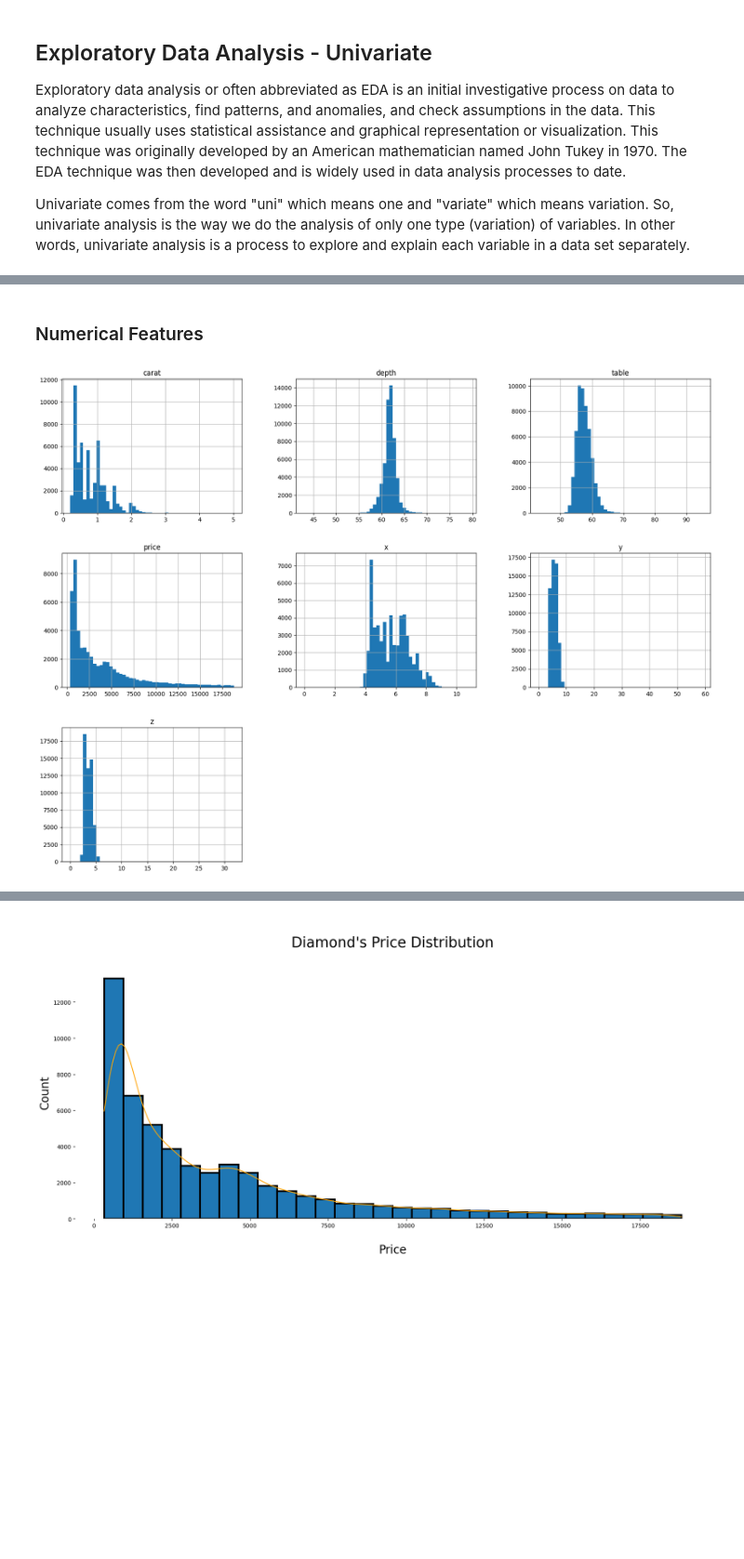
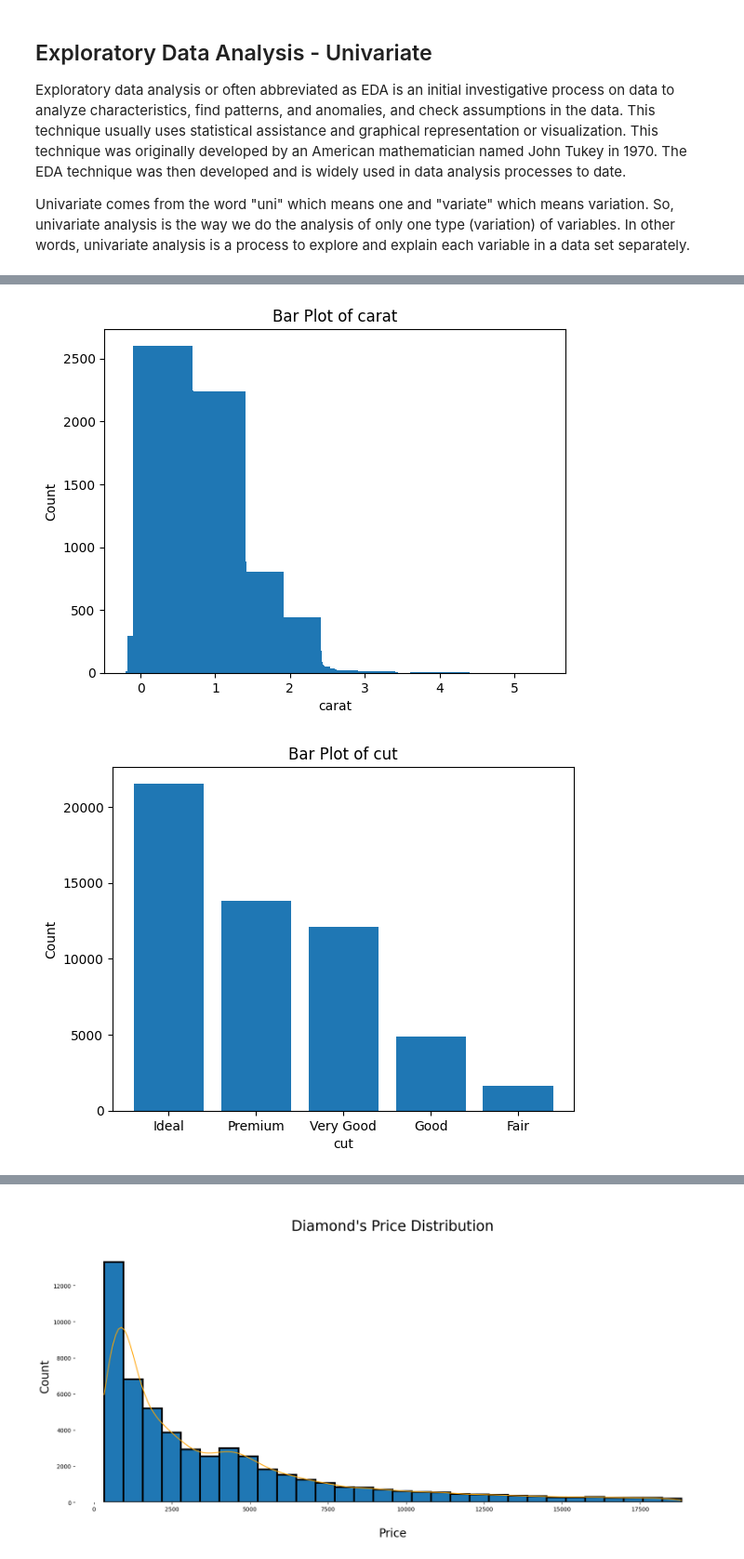
Before and after one commit to tiadwi/Data-Science-Nanodegree, a Jupyter notebook: Project1-Blog-Post/Udacity_Submission_1_Diamonds_Data.ipynb, the cells around one changed output, grey strips where cells are left out. Shown at 93% size. Saved outputs shown, nothing was run; the diff lists cells and outputs as text; code cells hidden in the pictures; blank space fills up the shorter version.

```diff
--- a/Project1-Blog-Post/Udacity_Submission_1_Diamonds_Data.ipynb
+++ b/Project1-Blog-Post/Udacity_Submission_1_Diamonds_Data.ipynb
@@ -154,7 +99,37 @@ I1                 741         1.4
-# %% [markdown]
-### Numerical Features
-# %%
-diamonds.hist(bins=50, figsize=(20,15))
-plt.show()
-# %% [output]
-[figure, removed]
+# %%
+import matplotlib.pyplot as plt
+
+def barplot(diamonds):
+    # Get the column names from the DataFrame
+    columns = diamonds.columns
+
+    # Initialize a list to store the bar plots
+    plots = []
+
+    # Iterate over each column and create a bar plot
+    for column in columns:
+        # Get the unique values and their counts in the column
+        value_counts = diamonds[column].value_counts()
+
+        # Create a bar plot using the value counts
+        plt.figure()
+        plt.bar(value_counts.index, value_counts.values)
+        plt.xlabel(column)
+        plt.ylabel('Count')
+        plt.title(f'Bar Plot of {column}')
+
+        # Add the current plot to the list
+        plots.append(plt)
+
+    # Return the list of bar plots
+    return plots
+# %%
+# Call the bar plots
+plots = barplot(diamonds)
+
+# Display the barplot
+for plot in plots:
+  plot.show()
+# %% [output]
+[figure, added]
+[figure, added]
```
Also changed, not shown: parts of 15 cells of this notebook.
